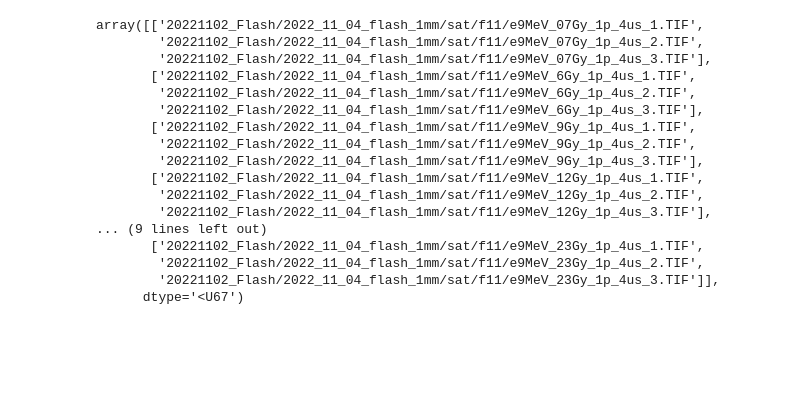
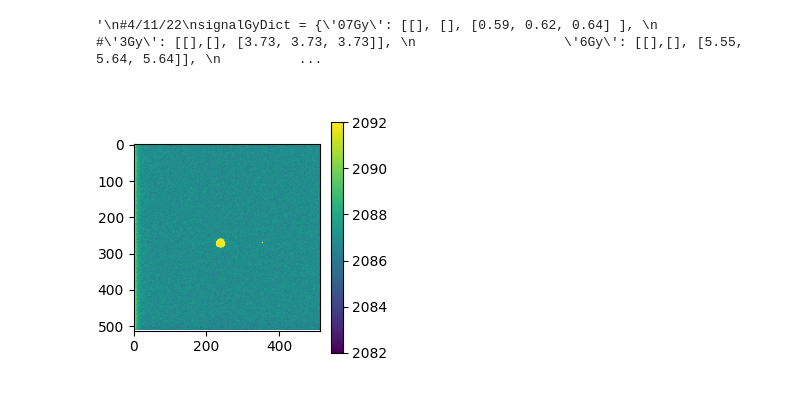
Before and after one commit to eleravera/FLASH-Scintillators, a Jupyter notebook: saturation_sistematic.ipynb, the cells around one changed output. Drawn from its saved outputs; the diff is of its cells as text; code cells hidden in the pictures; blank space fills up the shorter version.

```diff
--- a/saturation_sistematic.ipynb
+++ b/saturation_sistematic.ipynb
@@ -29,9 +18,7 @@ images_library.plotImage(dark, title='', bounds=[2082, 2092])
 # %%
-#per ogni file mi devo far restituire l'immagine e devo mantenere il nome del file, il nome del file deve
-#essere associato alle UM-> dict
 
 #3/11/22
-"""
+
 signalGyDict = {'70cGy': [[], [], [0.79, 0.80, 0.80] ],
                    '300cGy': [[],[], [4.08, 3.99, 4.08]],
                    '600cGy': [[],[], [6.27, 6.27, 6.18]],
@@ -42,6 +29,11 @@ signalGyDict = {'70cGy': [[], [], [0.79, 0.80, 0.80] ],
                    '20Gy': [[],[], [19.13, 19.13, 19.13]],
                    '23Gy': [[],[], [21.43, 21.43, 21.43]],
                    }
+darkFiles = glob.glob(f"20221102_Flash/2022_11_03_flash_1mm/sat/*buio*.TIF")
+saturationDirectory = "20221102_Flash/2022_11_03_flash_1mm/sat"
+cenX, cenY= 273, 237
+title= "03/11/22"
+
 """
 #4/11/22
 signalGyDict = {'07Gy': [[], [], [0.59, 0.62, 0.64] ],
@@ -54,30 +46,26 @@ signalGyDict = {'07Gy': [[], [], [0.59, 0.62, 0.64] ],
                    '20Gy': [[],[], [18.16, 18.32, 18.]],
                    '23Gy': [[],[], [20.93, 20.59, 20.26]],
                    }
+darkFiles = glob.glob(f"20221102_Flash/2022_11_04_flash_1mm/sat/f11/*buio*.TIF")
+saturationDirectory = "20221102_Flash/2022_11_04_flash_1mm/sat/f11"
+cenX, cenY= 254, 230
+title ="04/11/22"
+"""
+# %% [output]
+'\n#4/11/22\nsignalGyDict = {\'07Gy\': [[], [], [0.59, 0.62, 0.64] ], \n                   #\'3Gy\': [[],[], [3.73, 3.73, 3.73]], \n                   \'6Gy\': [[],[], [5.55, 5.64, 5.64]], \n          ...
 # %%
 saturationFiles=[]
 for k in signalGyDict.keys():
-    #f=glob.glob(f"20221102_Flash/2022_11_03_flash_1mm/sat/*%s*.TIF" % k)
-    f=glob.glob(f"20221102_Flash/2022_11_04_flash_1mm/sat/f11/*%s*.TIF" %k)
+    f=glob.glob(f"%s/*%s*.TIF" %(saturationDirectory, k))
     saturationFiles.append(sorted(f))
 saturationFiles=np.array(saturationFiles)
-saturationFiles
-# %% [output]
-array([['20221102_Flash/2022_11_04_flash_1mm/sat/f11/e9MeV_07Gy_1p_4us_1.TIF',
-        '20221102_Flash/2022_11_04_flash_1mm/sat/f11/e9MeV_07Gy_1p_4us_2.TIF',
-        '20221102_Flash/2022_11_04_flash_1mm/sat/f11/e9MeV_07Gy_1p_4us_3.TIF'],
-       ['20221102_Flash/2022_11_04_flash_1mm/sat/f11/e9MeV_6Gy_1p_4us_1.TIF',
-        '20221102_Flash/2022_11_04_flash_1mm/sat/f11/e9MeV_6Gy_1p_4us_2.TIF',
-        '20221102_Flash/2022_11_04_flash_1mm/sat/f11/e9MeV_6Gy_1p_4us_3.TIF'],
-       ['20221102_Flash/2022_11_04_flash_1mm/sat/f11/e9MeV_9Gy_1p_4us_1.TIF',
-        '20221102_Flash/2022_11_04_flash_1mm/sat/f11/e9MeV_9Gy_1p_4us_2.TIF',
-        '20221102_Flash/2022_11_04_flash_1mm/sat/f11/e9MeV_9Gy_1p_4us_3.TIF'],
-       ['20221102_Flash/2022_11_04_flash_1mm/sat/f11/e9MeV_12Gy_1p_4us_1.TIF',
-        '20221102_Flash/2022_11_04_flash_1mm/sat/f11/e9MeV_12Gy_1p_4us_2.TIF',
-        '20221102_Flash/2022_11_04_flash_1mm/sat/f11/e9MeV_12Gy_1p_4us_3.TIF'],
-... (9 lines left out)
-       ['20221102_Flash/2022_11_04_flash_1mm/sat/f11/e9MeV_23Gy_1p_4us_1.TIF',
-        '20221102_Flash/2022_11_04_flash_1mm/sat/f11/e9MeV_23Gy_1p_4us_2.TIF',
-        '20221102_Flash/2022_11_04_flash_1mm/sat/f11/e9MeV_23Gy_1p_4us_3.TIF']],
-      dtype='<U67')
+# %%
+#Find the mean dark: takes all the dark images and calulate the maean image (sum/n of images)
+darkImage=np.zeros(images_library.openImage(darkFiles[0]).shape)
+for d in darkFiles:
+    darkImage += images_library.openImage(d)
+dark=darkImage/len(darkFiles)
+images_library.plotImage(dark, title='', bounds=[2082, 2092])
+# %% [output]
+[figure, added]
 # %%
```
Also changed, not shown: parts of 12 cells of this notebook, 8 other files.
